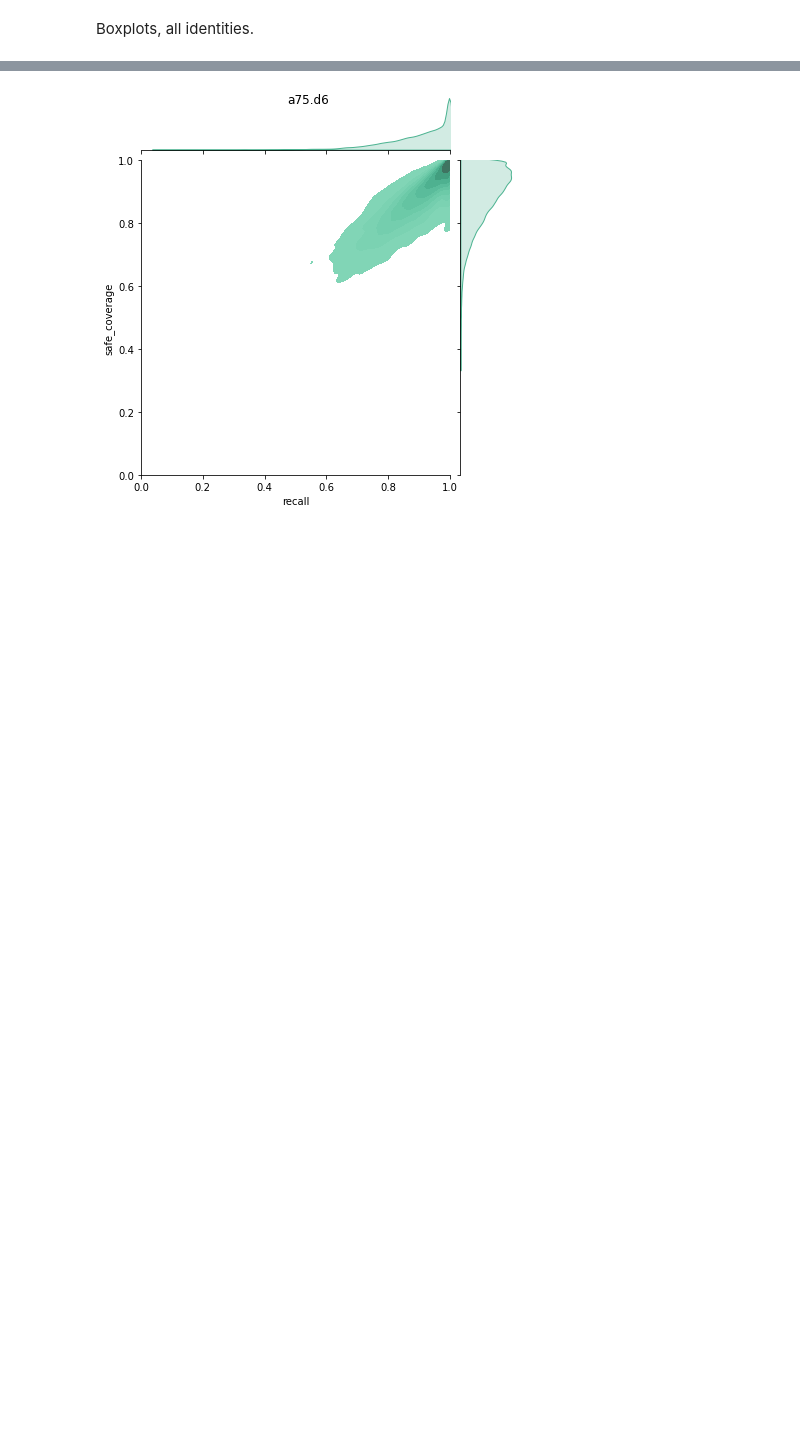
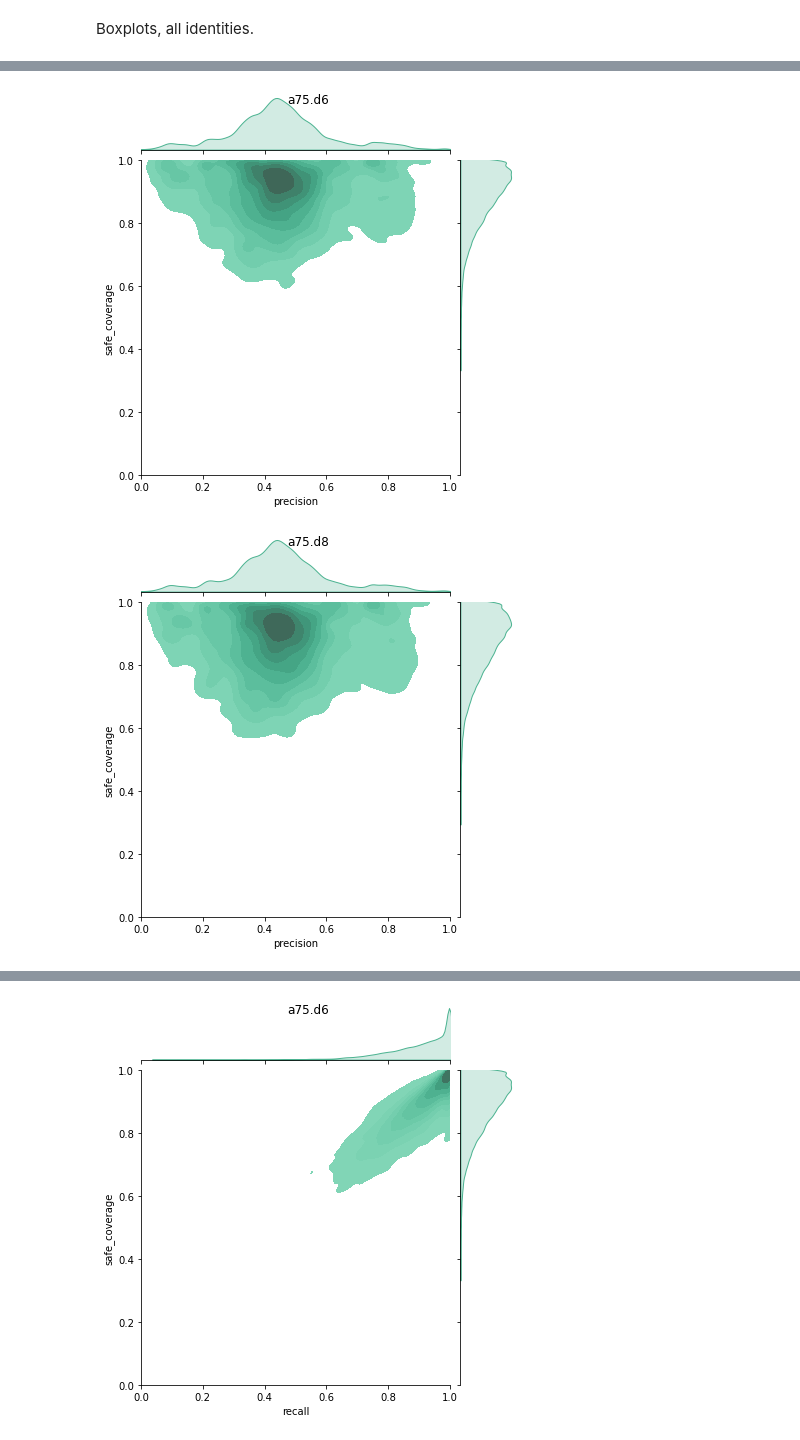
Before and after one commit to algbio/alignment-safety, a Jupyter notebook: pipeline/analysis/motifs.ipynb, the cells around one changed output, grey strips where cells are left out. Cells and saved outputs as stored; diff of their text form; code cells hidden in the pictures; blank space fills up the shorter version.

```diff
--- a/pipeline/analysis/motifs.ipynb
+++ b/pipeline/analysis/motifs.ipynb
@@ -464,14 +439,0 @@ plot_recall_safe_coverage(groups, alphas, deltas)
-# %%
-def plot_kde(groups, alpha, deltas, _x, _y, id_range=None):
-    for i, d in enumerate(deltas):
-        if id_range != None:
-            df = groups[(alpha, d)][(id_range[0] <= groups[(alpha,d)].identity) & (groups[(alpha,d)].identity <= id_range[1])]
-        else:
-            df = groups[(alpha, d)]
-
-        ax = sb.jointplot(
-            data=df, x=_x, y=_y, fill=True,
-            xlim=(0,1), ylim=(0,1), color="#4CB391", kind="kde",
-        )
-        ax.fig.suptitle(f"a{alpha}.d{d}")
-    plt.show()
@@ -477,0 +442,5 @@ def plot_kde(groups, alpha, deltas, _x, _y, id_range=None):
+# %%
+plot_kde(groups, 75, [6,8,10], x="precision", y="safe_coverage")
+# %% [output]
+[figure, added]
+[figure, added]
```
Also changed, not shown: parts of 12 cells of this notebook.
